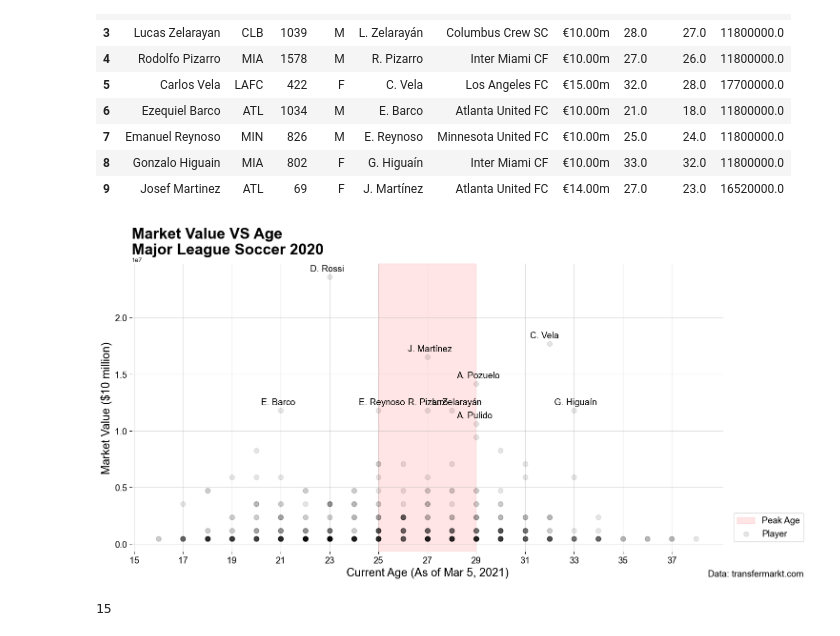
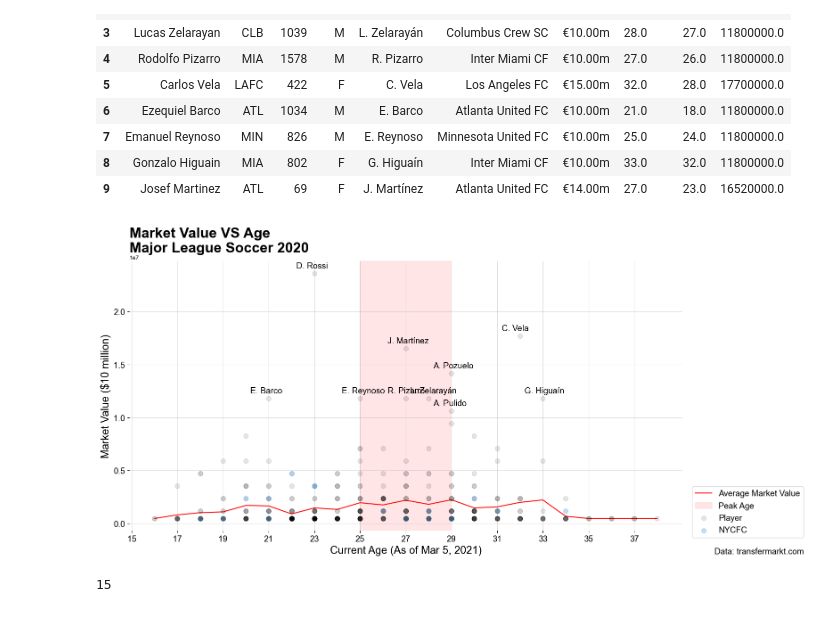
Before and after one commit to type-null/soccer-analysis, a Jupyter notebook: plot.ipynb, the cells around one changed output. Drawn from its saved outputs; the diff is of its cells as text; code cells hidden in the pictures.

Commit message:
finish easy plots

```diff
--- a/plot.ipynb
+++ b/plot.ipynb
@@ -157,7 +158,10 @@ mil_df
 | 8 | Gonzalo Higuain | MIA | 802 | F | G. Higuaín | Inter Miami CF | €10.00m | 33.0 | 32.0 | 11800000.0 |
 | 9 | Josef Martinez | ATL | 69 | F | J. Martínez | Atlanta United FC | €14.00m | 27.0 | 23.0 | 16520000.0 |
 # %%
-df = df_raw
+df1 = df_raw
+df = df1[df1['Club']!='NYC']
+df2 = df1[df1['Club']=='NYC']
+
 a = 0.1 # color alpha
 a_grid = 0.4 # grid alpha
 # font size
@@ -169,36 +173,51 @@ my_dpi=96
 plt.figure(figsize=(1600/my_dpi, 800/my_dpi), dpi=my_dpi)
 plt.rcParams["font.family"] = "Arial"
 
 ax=plt.gca()
 # ax.get_xaxis().set_visible(False)
 ax.spines['top'].set_visible(False)
 ax.spines['bottom'].set_visible(False)
 ax.spines['right'].set_visible(False)
 ax.spines['left'].set_visible(False)
 
 plt.scatter(df['age'], df['usd'], color='k', zorder=100, s=60, label='Player', alpha=.1)
+plt.scatter(df2['age'], df2['usd'], color='#6CACE4', zorder=100, s=60, label='NYCFC', alpha=.4)
+
 
 for i, txt in enumerate(mil_df['player']):
     plt.annotate(txt, (mil_df.loc[i,'age']-.8, mil_df.loc[i,'usd']+500000), fontsize=annof)
 
 ax.axvspan(25, 29, alpha=a, color='r', label='Peak Age')
+
+# calculate average market value
+x = sorted(df['age'].unique())
+y = np.array([])
+c = np.array([])
+for a in x:
+    ya = df[df['age']==a]['usd']
+    my = np.mean(ya)
+    ci = 1.96*np.std(ya)/my
+    y = np.append(y, my)
+    c = np.append(c, ci)
+
+plt.plot(x,y, color='r', label="Average Market Value")
 
 plt.grid(alpha=a_grid)
 plt.title("Market Value VS Age\nMajor League Soccer 2020", fontsize=titlef, y=1.02,
           fontweight='bold', loc='left')
 plt.ylabel("Market Value ($10 million)", fontsize=tickf)
 plt.xlabel("Current Age (As of Mar 5, 2021)", fontsize=tickf)
 plt.xticks(range(15, 39,2), fontsize=annof)
 plt.yticks(fontsize=14)
 # ax.set_yscale('log')
 # ax.set_ylim(ymin=-40)
 # ax.set_xlim(xmin=15.5)
-plt.legend(bbox_to_anchor=(1.01, 0.15), loc='upper left', fontsize=14)
-plt.figtext(0.88, 0.06, "Data: transfermarkt.com", fontsize=annof)
+plt.legend(bbox_to_anchor=(1.01, 0.18), loc='upper left', fontsize=14)
+plt.figtext(0.945, 0.06, "Data: transfermarkt.com", fontsize=annof)
 plt.savefig('img/marketvalue_age.png', bbox_inches='tight')
 plt.show()
 # %% [output]
-[figure, old version]
+[figure, new version]
 # %%
 int(df['join_age'].min())
 # %% [output]
```
Also changed, not shown: parts of 10 cells of this notebook, 8 other files.
